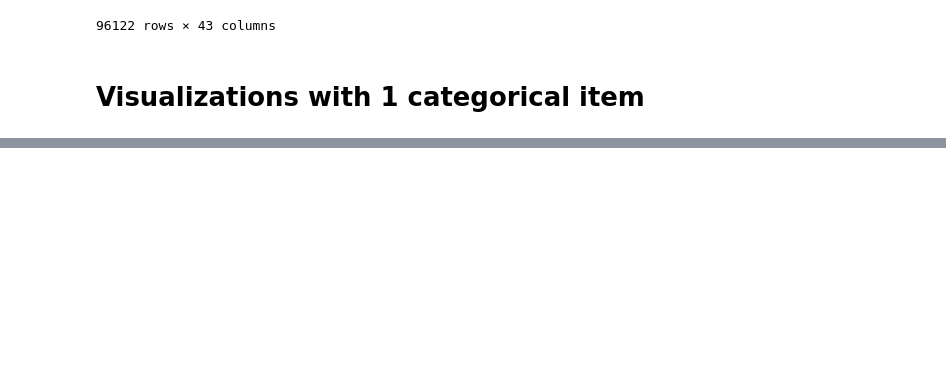
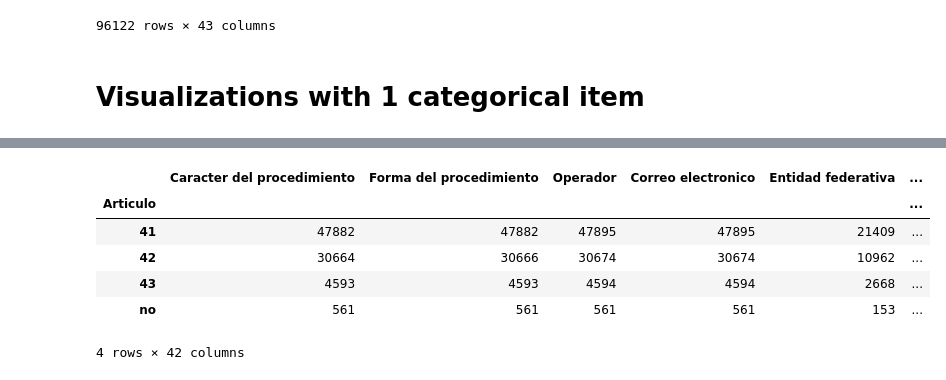
Before and after one commit to ML-Group-Col/Exped_Visualizations, a Jupyter notebook: visuals_ramon.ipynb, the cells around one changed output, grey strips where cells are left out. Drawn from its saved outputs; the diff is of its cells as text; code cells hidden in the pictures; blank space fills up the shorter version.

```diff
--- a/visuals_ramon.ipynb
+++ b/visuals_ramon.ipynb
@@ -27,0 +85,10 @@ df
+# %%
+df.groupby('Articulo').count()
+# %% [output]
+|  | Caracter del procedimiento | Forma del procedimiento | Operador | Correo electronico | Entidad federativa | ... |
+| Articulo |  |  |  |  |  | ... |
+| 41 | 47882 | 47882 | 47895 | 47895 | 21409 | ... |
+| 42 | 30664 | 30666 | 30674 | 30674 | 10962 | ... |
+| 43 | 4593 | 4593 | 4594 | 4594 | 2668 | ... |
+| no | 561 | 561 | 561 | 561 | 153 | ... |
+4 rows × 42 columns
```
Also changed, not shown: parts of 6 cells of this notebook, 1 other file.
